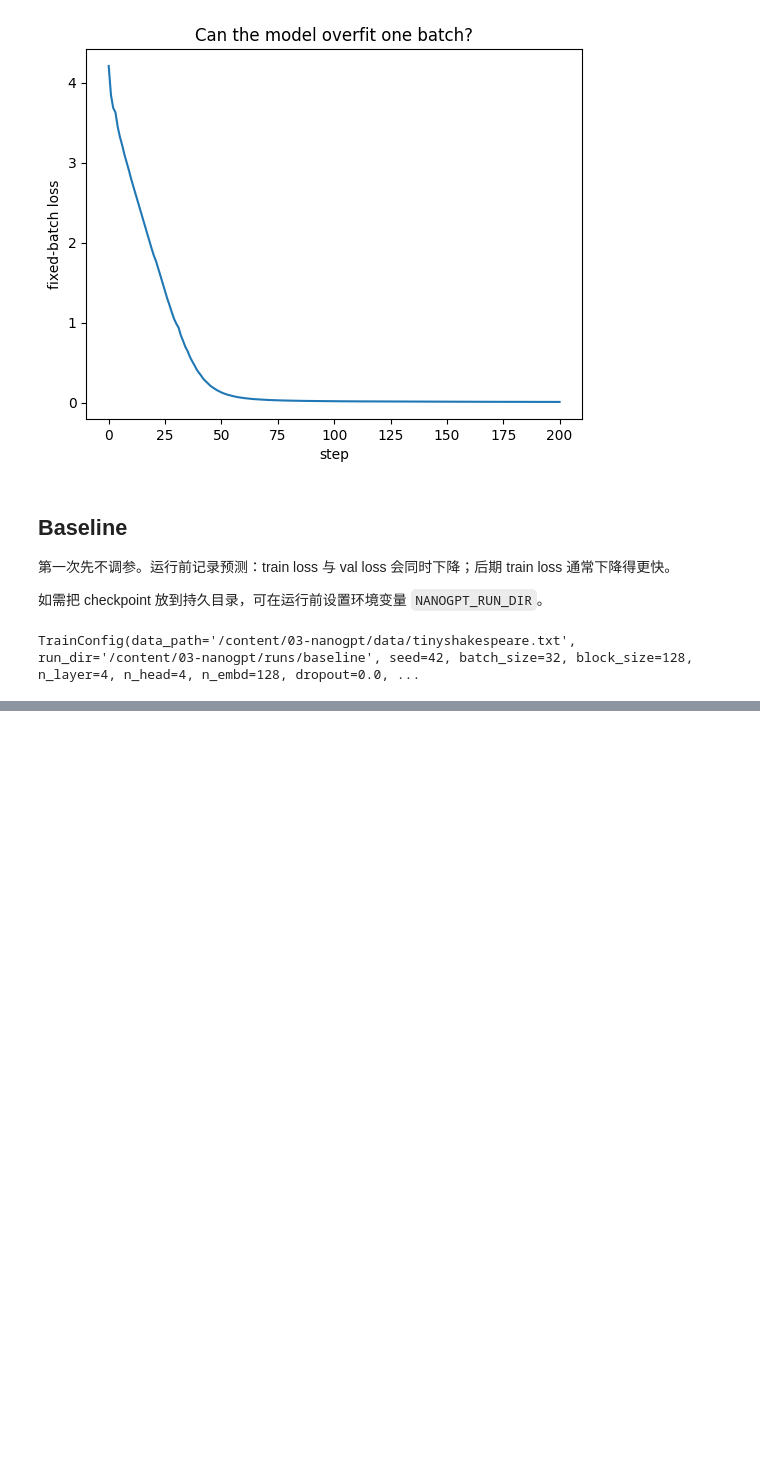
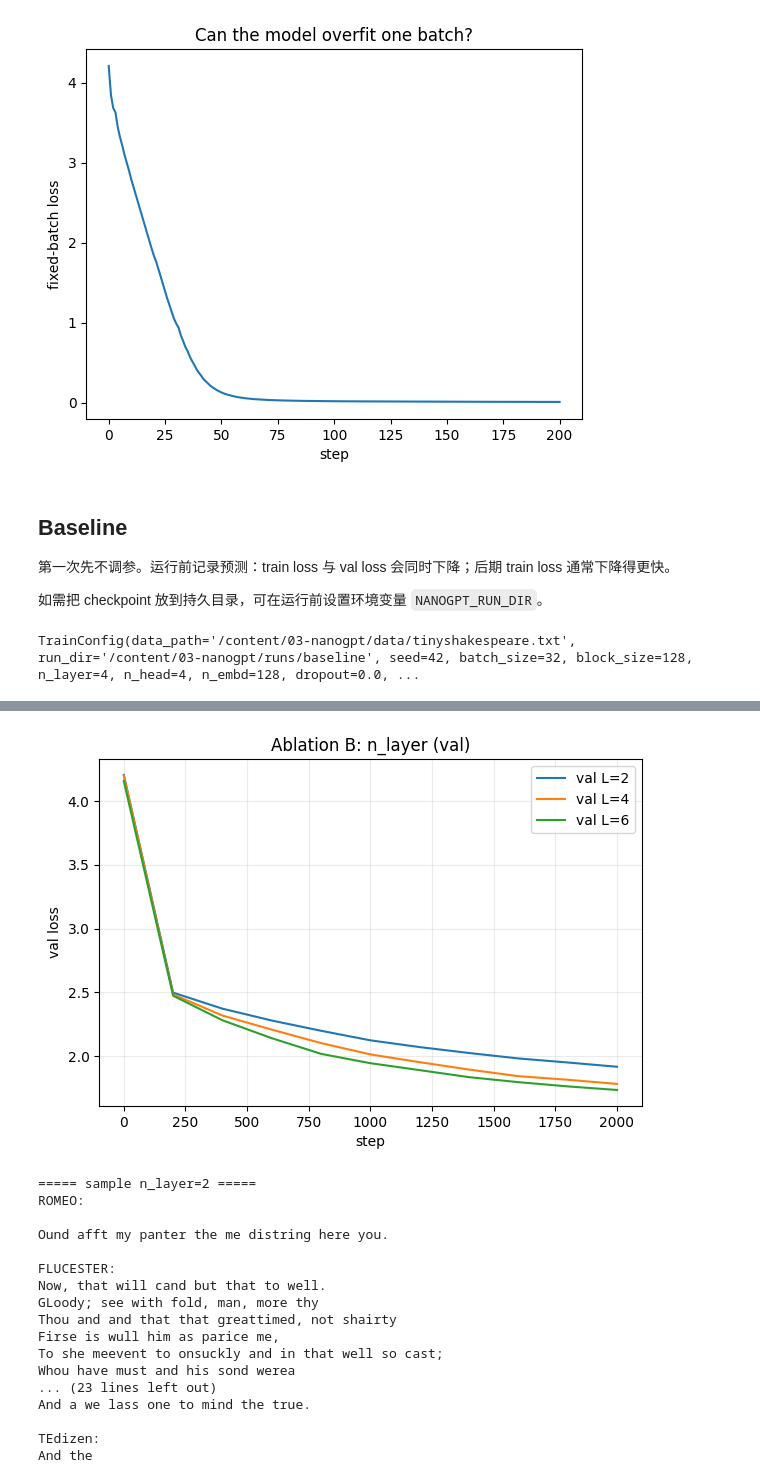
Before and after one commit to xstressr/llm-from-scratch, a Jupyter notebook: 03-nanogpt/experiments/01_tiny_shakespeare_baseline.ipynb, the cells around one changed output, grey strips where cells are left out. Cells and saved outputs as stored; diff of their text form; code cells hidden in the pictures; blank space fills up the shorter version.

```diff
--- a/03-nanogpt/experiments/01_tiny_shakespeare_baseline.ipynb
+++ b/03-nanogpt/experiments/01_tiny_shakespeare_baseline.ipynb
@@ -714,0 +944,44 @@ optimizer state entries: 52
+# %%
+plt.figure(figsize=(7, 4.5))
+for n_layer in sorted(n_layer_runs):
+    history = n_layer_runs[n_layer]["history"]
+    steps = [row["step"] for row in history]
+    plt.plot(steps, [row["val_loss"] for row in history], label=f"val L={n_layer}")
+plt.xlabel("step")
+plt.ylabel("val loss")
+plt.title("Ablation B: n_layer (val)")
+plt.legend()
+plt.grid(True, alpha=0.25)
+plt.show()
+
+prompt = "ROMEO:"
+device = resolve_device(baseline_config.device)
+for n_layer in sorted(n_layer_runs):
+    run = n_layer_runs[n_layer]
+    model = run["model"]
+    tokenizer = run["data"].tokenizer
+    prompt_ids = torch.tensor([tokenizer.encode(prompt)], dtype=torch.long, device=device)
+    set_seed(42)
+    model.eval()
+    generated = model.generate(prompt_ids, 300, temperature=0.8, top_k=20)
+    print(f"\n===== sample n_layer={n_layer} =====")
+    print(tokenizer.decode(generated[0].tolist()))
+# %% [output]
+[figure, added]
+===== sample n_layer=2 =====
+ROMEO:
+
+Ound afft my panter the me distring here you.
+
+FLUCESTER:
+Now, that will cand but that to well.
+GLoody; see with fold, man, more thy
+Thou and and that that greattimed, not shairty
+Firse is wull him as parice me,
+To she meevent to onsuckly and in that well so cast;
+Whou have must and his sond werea
+... (23 lines left out)
+And a we lass one to mind the true.
+
+TEdizen:
+And the
```
Also changed, not shown: parts of 29 cells of this notebook.
